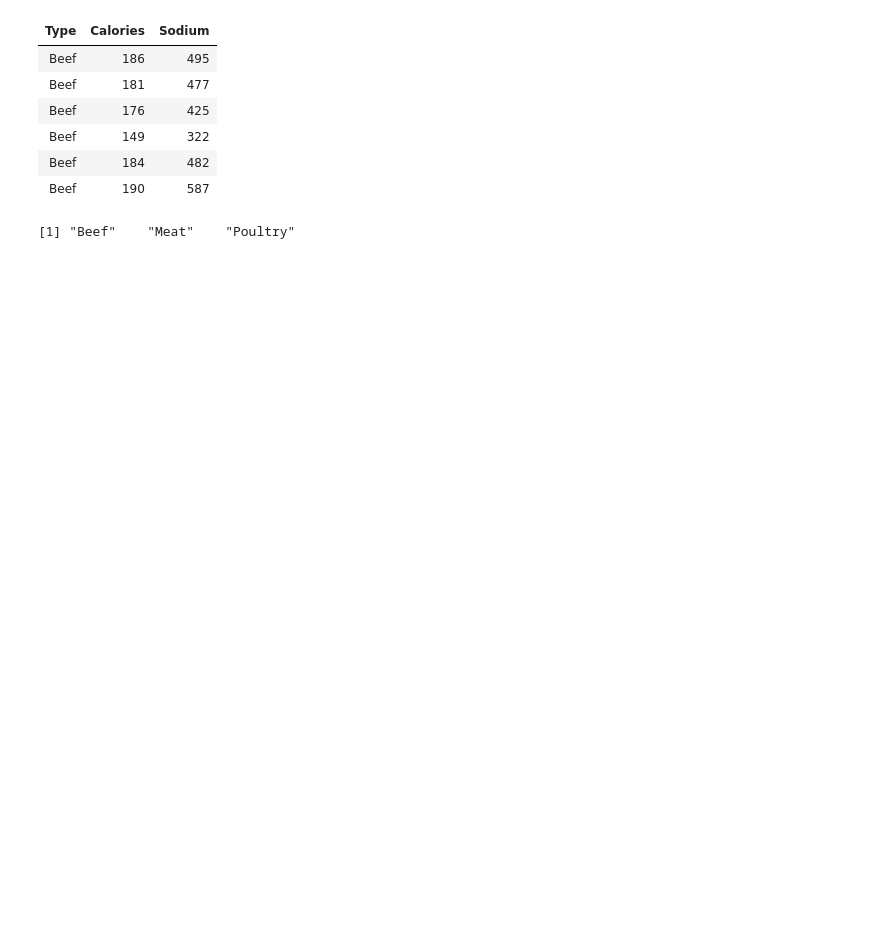
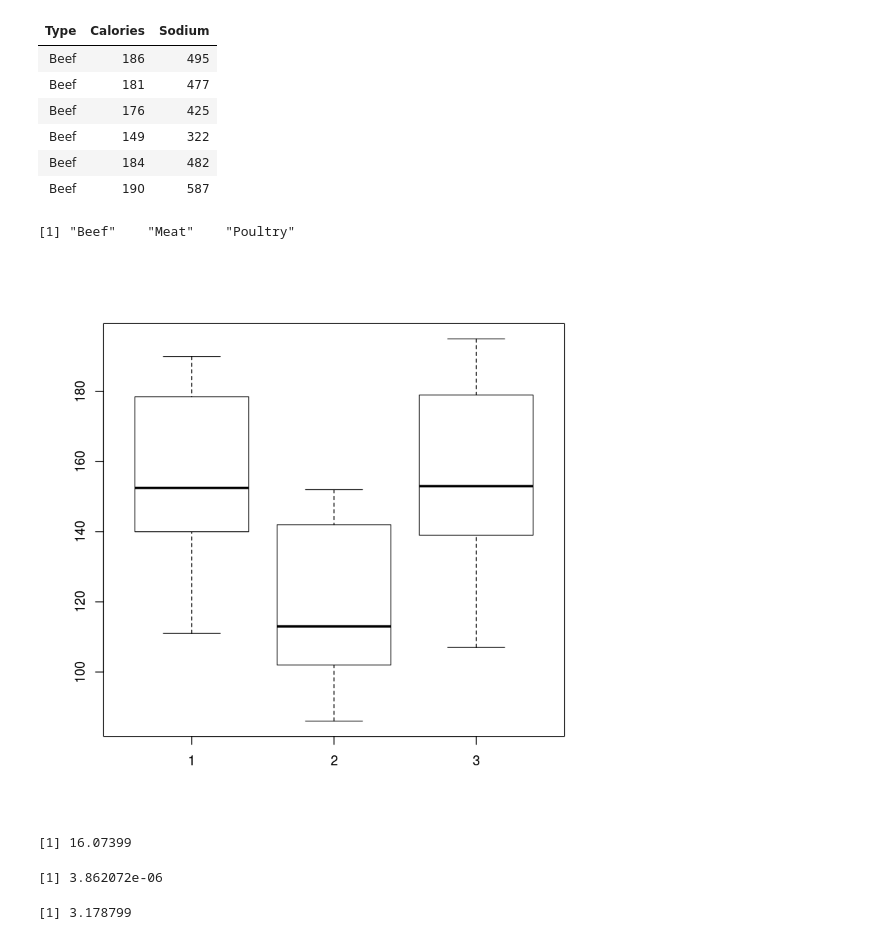
Before and after one commit to lich-uct/r_tutorial, a Jupyter notebook: 08/08.ipynb, the cells around one changed output. Cells and saved outputs as stored; diff of their text form; code cells hidden in the pictures; blank space fills up the shorter version.

```diff
--- a/08/08.ipynb
+++ b/08/08.ipynb
@@ -606,3 +622,37 @@ levels(df_dogs$Type)
 | Beef | 184 | 482 |
 | Beef | 190 | 587 |
 [1] "Beef"    "Meat"    "Poultry"
+# %%
+all <- df_dogs$Calories
+beef <- df_dogs[df_dogs$Type == "Beef", "Calories"]
+poultry <- df_dogs[df_dogs$Type == "Poultry", "Calories"]
+meat <- df_dogs[df_dogs$Type == "Meat", "Calories"]
+
+boxplot(beef, poultry, meat)
+# %% [output]
+[figure, added]
+# %%
+mean_all <- mean(all)
+mean_beef <- mean(beef)
+mean_poultry <- mean(poultry)
+mean_meat <- mean(meat)
+
+N <- length(all)
+J <- 3 # nezávislá proměnná má tři úrovně
+ss_w <- sum((beef - mean_beef)^2) + sum((poultry - mean_poultry)^2) + sum((meat - mean_meat)^2)
+ss_b <- sum((all - mean_all)^2) - ss_w
+
+f_b <- J - 1
+f_w <- N - J
+F = (ss_b / f_b) / (ss_w / f_w)
+F
+# %% [output]
+[1] 16.07399
+# %%
+1 - pf(F, f_b, f_w)
+# %% [output]
+[1] 3.862072e-06
+# %%
+qf(0.95, f_b, f_w)
+# %% [output]
+[1] 3.178799
```
Also changed, not shown: parts of 7 cells of this notebook.
